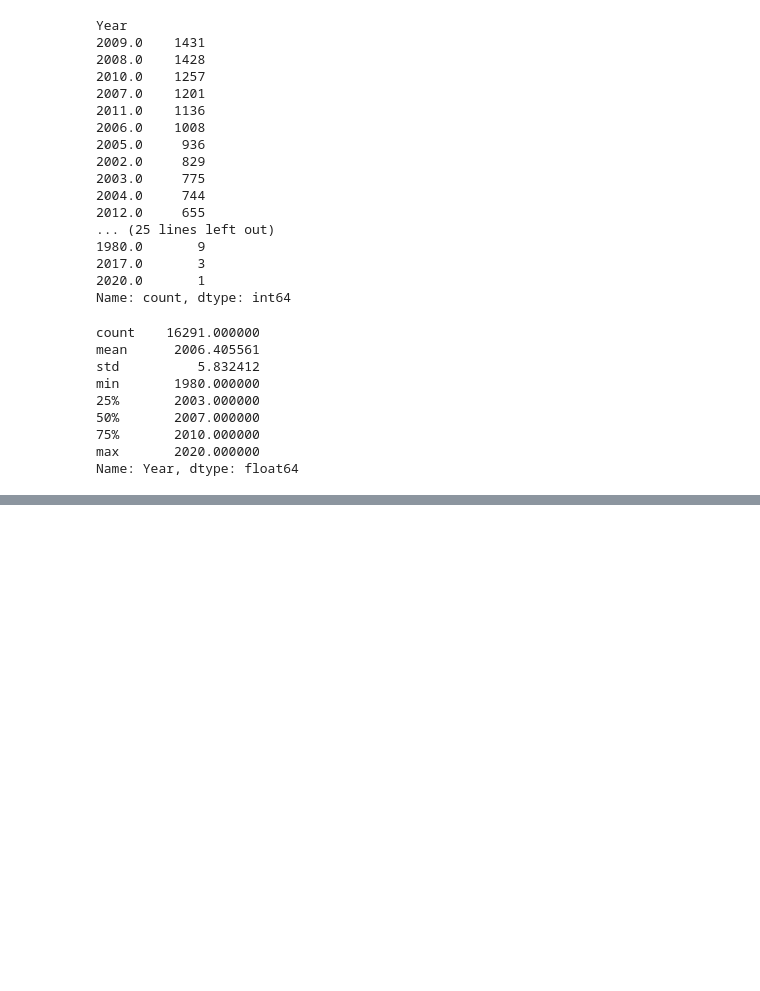
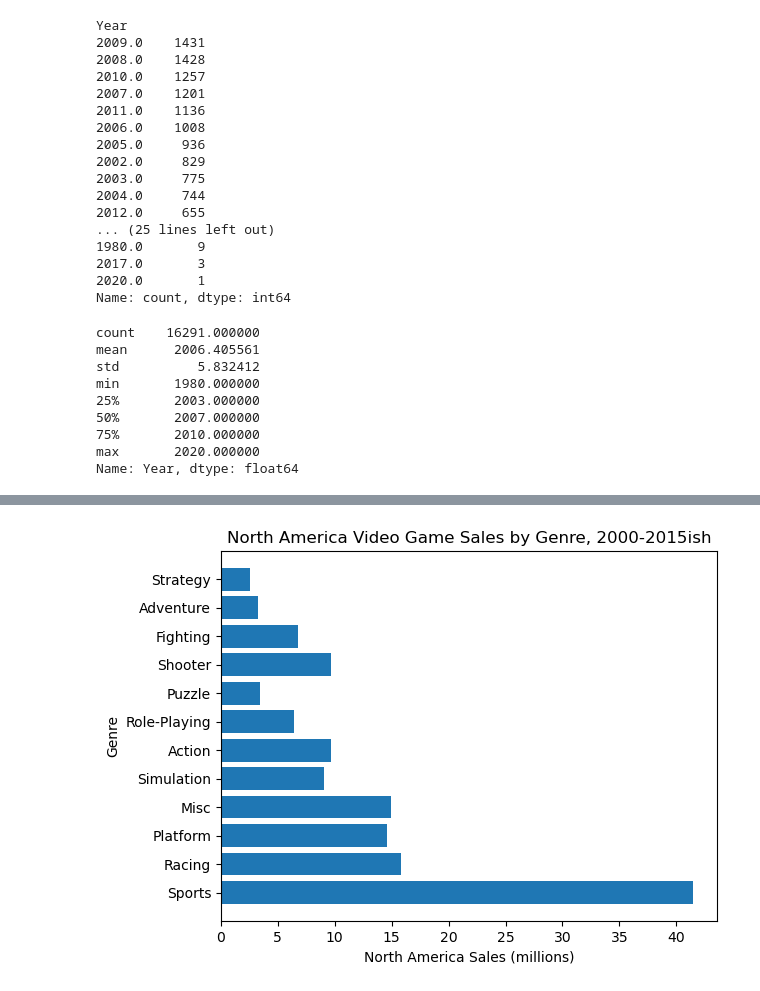
Before and after one commit to reubencolten/ds4200-project, a Jupyter notebook: VideoGameDataNotebook.ipynb, the cells around one changed output, grey strips where cells are left out. Cells and saved outputs as stored; diff of their text form; code cells hidden in the pictures; blank space fills up the shorter version.

Commit message:
draft visualizations

```diff
--- a/VideoGameDataNotebook.ipynb
+++ b/VideoGameDataNotebook.ipynb
@@ -33,9 +38,11 @@ Other_Sales       0
 Global_Sales      0
 dtype: int64
 # %%
-df_dropped = df.dropna()
-print(df_dropped.shape)
-df_dropped.head()
+#drop null values
+df = df.dropna()
+
+print(df.shape)
+df.head()
 # %% [output]
 (16291, 11)
 |  | Rank | Name | Platform | Year | Genre | Publisher | NA_Sales | EU_Sales | JP_Sales | Other_Sales | ... |
@@ -79,6 +87,7 @@ min       1980.000000
 max       2020.000000
 Name: Year, dtype: float64
 # %%
-df_dropped = df[df['Year'] >= 2000]
-df_dropped.shape
+# drop entries from before 2000
+df = df[df['Year'] >= 2000]
+df.shape
 # %% [output]
@@ -85,0 +104,8 @@ df_dropped.shape
+# %%
+plt.barh(df['Genre'], df['NA_Sales'])
+plt.title('North America Video Game Sales by Genre, 2000-2015ish')
+plt.xlabel('North America Sales (millions)')
+plt.ylabel('Genre')
+plt.show()
+# %% [output]
+[figure, added]
```
Also changed, not shown: parts of 14 cells of this notebook, 1 other file.
